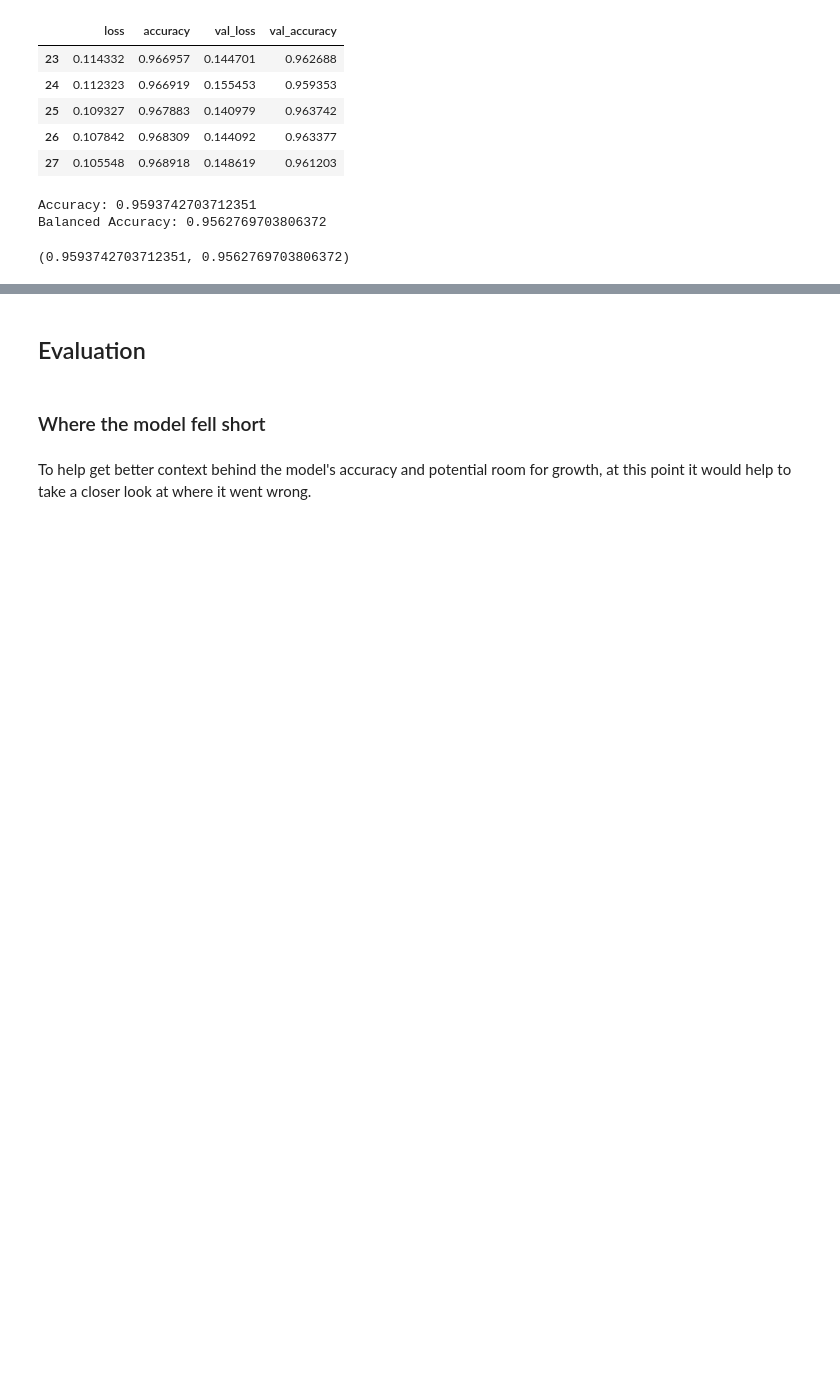
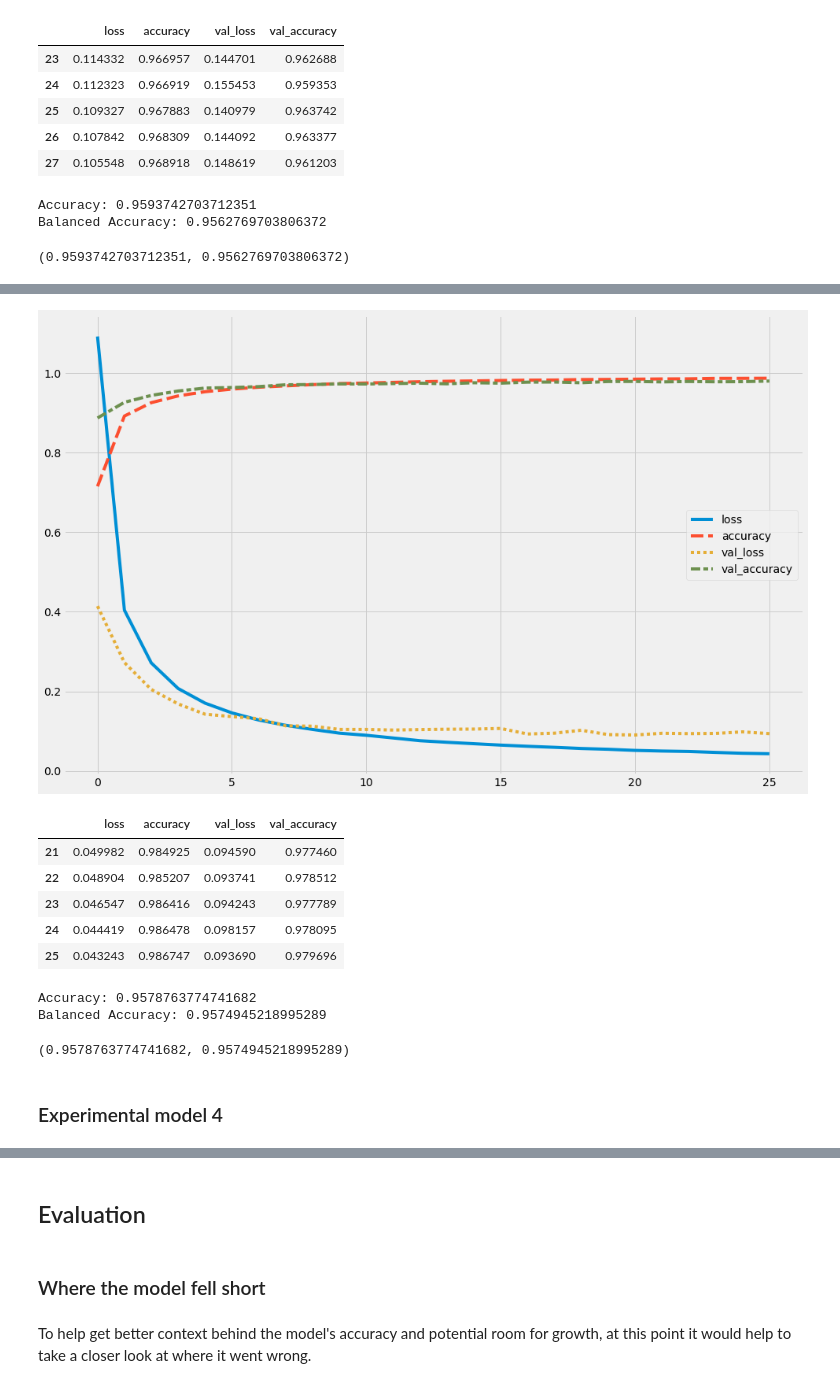
Before and after one commit to coreyryanhanson/japanese_text_classifiers, a Jupyter notebook: project_notebook.ipynb, the cells around one changed output, grey strips where cells are left out. Saved outputs shown, nothing was run; the diff lists cells and outputs as text; code cells hidden in the pictures; blank space fills up the shorter version.

```diff
--- a/project_notebook.ipynb
+++ b/project_notebook.ipynb
@@ -407,0 +614,16 @@ Balanced Accuracy: 0.9562769703806372
+# %%
+layers = [Conv2D(32, (3, 3), activation='relu', padding="same", input_shape=(32 ,32,  1)),
+          Conv2D(32, (3, 3), activation='relu', padding="same"),
+          MaxPooling2D((2, 2)),
+          Conv2D(64, (3, 3), activation='relu', padding="same"),
+          Conv2D(64, (3, 3), activation='relu', padding="same"),
+          MaxPooling2D((2, 2)),
+          Conv2D(128, (3, 3), activation='relu', padding="same"),
+          Conv2D(128, (3, 3), activation='relu', padding="same"),
+          MaxPooling2D((2, 2)),
+          Flatten(),
+          Dense(40, "relu"),
+          Dense(46, activation='softmax')
+         ]
+compile_kwargs = {"loss":"categorical_crossentropy", "optimizer":Adam(learning_rate=0.0001), "metrics":['accuracy']}
+model6 = generate_keras_model(Sequential(), layers, compile_kwargs)
@@ -407,0 +648,5 @@ Balanced Accuracy: 0.9562769703806372
+# %%
+backups6 = ModelCheckpoint("model_backups/model6-{epoch:02d}", monitor="val_loss")
+stopping = EarlyStopping(monitor="val_loss", min_delta=0, patience=5, restore_best_weights=True)
+
+results6 = model6.fit(X_train_generator_cur, epochs=200, steps_per_epoch=6980, validation_data=(X_val_2d_cur, y_val_cur), callbacks=[backups6, stopping])
@@ -407,0 +671,18 @@ Balanced Accuracy: 0.9562769703806372
+# %%
+plot_keras_fit_history(results6, 0, common_plot_kwargs={"style": "fivethirtyeight"}).tail()
+# %% [output]
+[figure, added]
+|  | loss | accuracy | val_loss | val_accuracy |
+| 21 | 0.049982 | 0.984925 | 0.094590 | 0.977460 |
+| 22 | 0.048904 | 0.985207 | 0.093741 | 0.978512 |
+| 23 | 0.046547 | 0.986416 | 0.094243 | 0.977789 |
+| 24 | 0.044419 | 0.986478 | 0.098157 | 0.978095 |
+| 25 | 0.043243 | 0.986747 | 0.093690 | 0.979696 |
+# %%
+image_class_evaluation(model6, X_test_2d_cur, y_test_cur)
+# %% [output]
+Accuracy: 0.9578763774741682
+Balanced Accuracy: 0.9574945218995289
+(0.9578763774741682, 0.9574945218995289)
+# %% [markdown]
+### Experimental model 4
```
Also changed, not shown: parts of 40 cells of this notebook, 4 other files.
